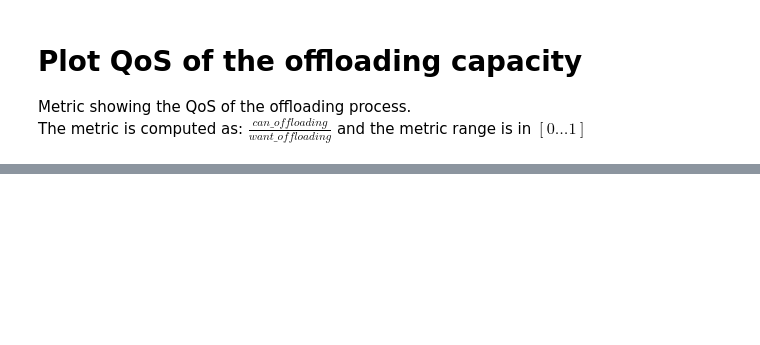
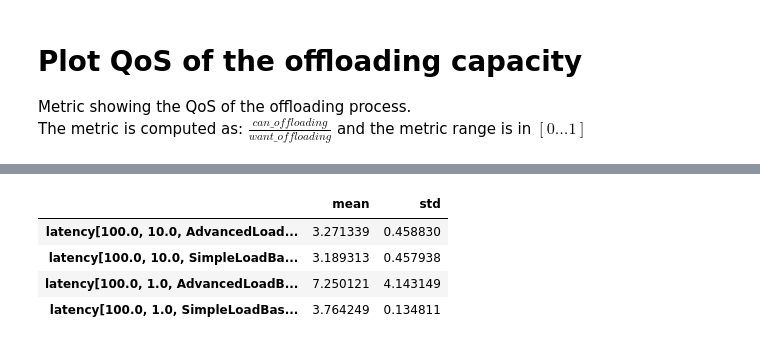
Before and after one commit to nicolasfara/reconfiguration-experiments, a Jupyter notebook: data-visualization/data-visualization.ipynb, the cells around one changed output, grey strips where cells are left out. Cells and saved outputs as stored; diff of their text form; code cells hidden in the pictures; blank space fills up the shorter version.

```diff
--- a/data-visualization/data-visualization.ipynb
+++ b/data-visualization/data-visualization.ipynb
@@ -88,0 +115,13 @@ sns.move_legend(ax, "upper left", bbox_to_anchor=(1, 1))
+# %%
+latency_dataset_mean = latency_dataset.mean().drop(["time"])
+latency_dataset_std = latency_dataset.std().drop(["time"])
+
+latency_combined = pd.concat([latency_dataset_mean, latency_dataset_std], axis=1)
+latency_combined.columns = ["mean", "std"]
+latency_combined
+# %% [output]
+|  | mean | std |
+| latency[100.0, 10.0, AdvancedLoad... | 3.271339 | 0.458830 |
+| latency[100.0, 10.0, SimpleLoadBa... | 3.189313 | 0.457938 |
+| latency[100.0, 1.0, AdvancedLoadB... | 7.250121 | 4.143149 |
+| latency[100.0, 1.0, SimpleLoadBas... | 3.764249 | 0.134811 |
```
Also changed, not shown: parts of 8 cells of this notebook, 1 other file.
